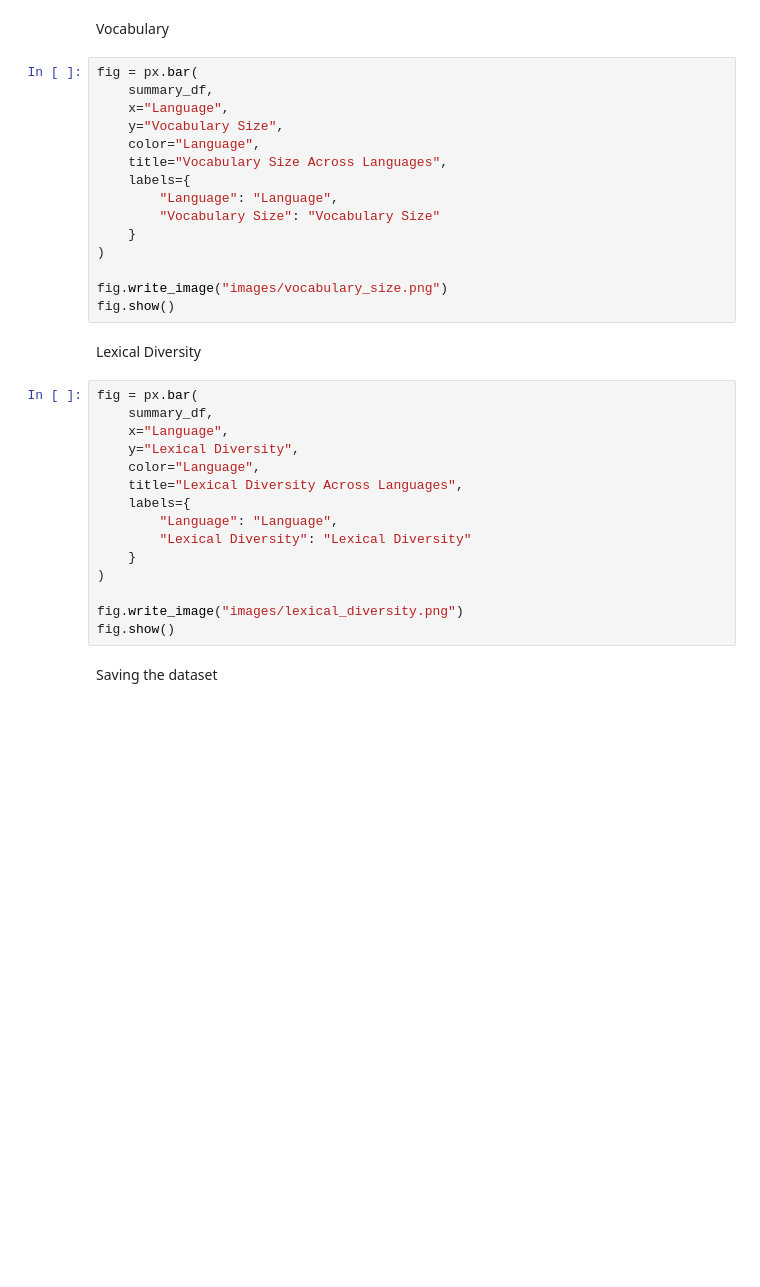
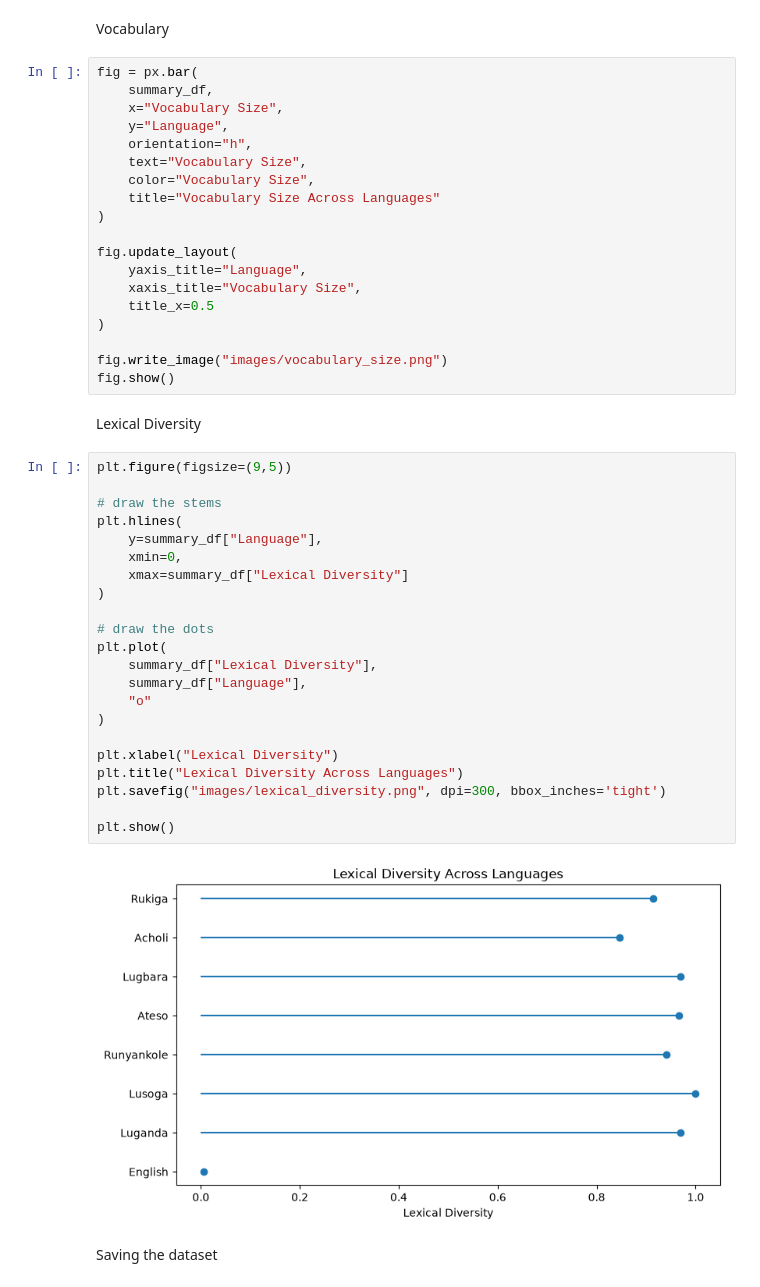
Before and after one commit to angelsabila42/language-translation-model, a Jupyter notebook: eda.ipynb, the cells around one changed output. Cells and saved outputs as stored; diff of their text form; blank space fills up the shorter version.

Commit message:
Updated Graphs

```diff
--- a/eda.ipynb
+++ b/eda.ipynb
@@ -1009,35 +1001,48 @@ Vocabulary
 # %%
 fig = px.bar(
     summary_df,
-    x="Language",
-    y="Vocabulary Size",
-    color="Language",
-    title="Vocabulary Size Across Languages",
-    labels={
-        "Language": "Language",
-        "Vocabulary Size": "Vocabulary Size"
-    }
+    x="Vocabulary Size",
+    y="Language",
+    orientation="h",
+    text="Vocabulary Size",
+    color="Vocabulary Size",
+    title="Vocabulary Size Across Languages"
+)
+
+fig.update_layout(
+    yaxis_title="Language",
+    xaxis_title="Vocabulary Size",
+    title_x=0.5
 )
 
 fig.write_image("images/vocabulary_size.png")
 fig.show()
 # %% [markdown]
 Lexical Diversity
-# %%
-fig = px.bar(
-    summary_df,
-    x="Language",
-    y="Lexical Diversity",
-    color="Language",
-    title="Lexical Diversity Across Languages",
-    labels={
-        "Language": "Language",
-        "Lexical Diversity": "Lexical Diversity"
-    }
-)
-
-fig.write_image("images/lexical_diversity.png")
-fig.show()
+# %%
+plt.figure(figsize=(9,5))
+
+# draw the stems
+plt.hlines(
+    y=summary_df["Language"],
+    xmin=0,
+    xmax=summary_df["Lexical Diversity"]
+)
+
+# draw the dots
+plt.plot(
+    summary_df["Lexical Diversity"],
+    summary_df["Language"],
+    "o"
+)
+
+plt.xlabel("Lexical Diversity")
+plt.title("Lexical Diversity Across Languages")
+plt.savefig("images/lexical_diversity.png", dpi=300, bbox_inches='tight')
+
+plt.show()
+# %% [output]
+[figure, added]
 # %% [markdown]
 Saving the dataset
 # %%
```
Also changed, not shown: parts of 3 cells of this notebook, 3 other files.
